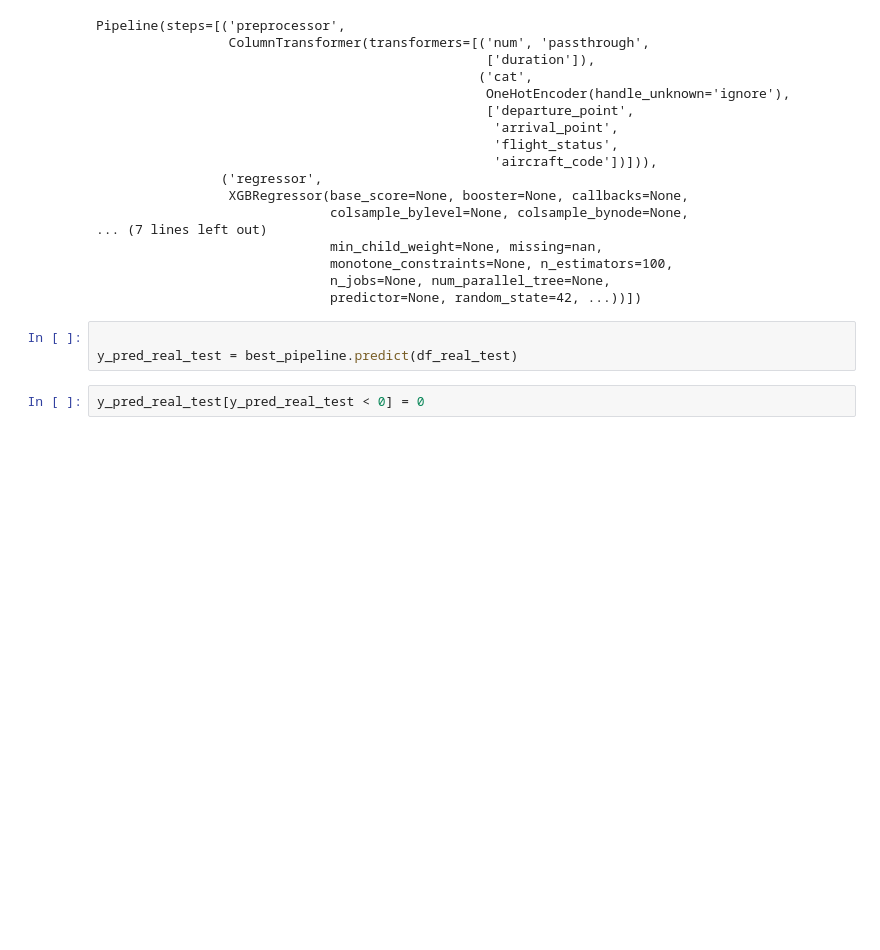
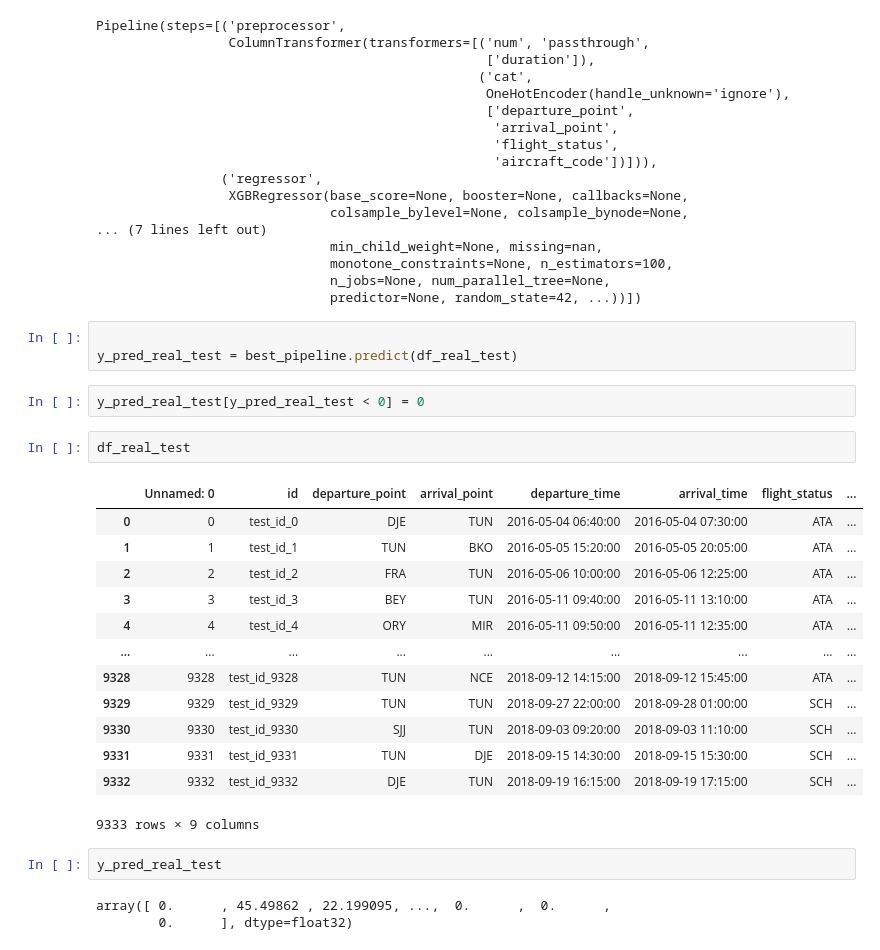
Before and after one commit to marcok10/ds-ml-project, a Jupyter notebook: data_pipeline.ipynb, the cells around one changed output. Saved outputs shown, nothing was run; the diff lists cells and outputs as text; blank space fills up the shorter version.

```diff
--- a/data_pipeline.ipynb
+++ b/data_pipeline.ipynb
@@ -117,3 +117,24 @@ Pipeline(steps=[('preprocessor',
 y_pred_real_test = best_pipeline.predict(df_real_test)
 # %%
 y_pred_real_test[y_pred_real_test < 0] = 0
+# %%
+df_real_test
+# %% [output]
+|  | Unnamed: 0 | id | departure_point | arrival_point | departure_time | arrival_time | flight_status | ... |
+| 0 | 0 | test_id_0 | DJE | TUN | 2016-05-04 06:40:00 | 2016-05-04 07:30:00 | ATA | ... |
+| 1 | 1 | test_id_1 | TUN | BKO | 2016-05-05 15:20:00 | 2016-05-05 20:05:00 | ATA | ... |
+| 2 | 2 | test_id_2 | FRA | TUN | 2016-05-06 10:00:00 | 2016-05-06 12:25:00 | ATA | ... |
+| 3 | 3 | test_id_3 | BEY | TUN | 2016-05-11 09:40:00 | 2016-05-11 13:10:00 | ATA | ... |
+| 4 | 4 | test_id_4 | ORY | MIR | 2016-05-11 09:50:00 | 2016-05-11 12:35:00 | ATA | ... |
+| ... | ... | ... | ... | ... | ... | ... | ... | ... |
+| 9328 | 9328 | test_id_9328 | TUN | NCE | 2018-09-12 14:15:00 | 2018-09-12 15:45:00 | ATA | ... |
+| 9329 | 9329 | test_id_9329 | TUN | TUN | 2018-09-27 22:00:00 | 2018-09-28 01:00:00 | SCH | ... |
+| 9330 | 9330 | test_id_9330 | SJJ | TUN | 2018-09-03 09:20:00 | 2018-09-03 11:10:00 | SCH | ... |
+| 9331 | 9331 | test_id_9331 | TUN | DJE | 2018-09-15 14:30:00 | 2018-09-15 15:30:00 | SCH | ... |
+| 9332 | 9332 | test_id_9332 | DJE | TUN | 2018-09-19 16:15:00 | 2018-09-19 17:15:00 | SCH | ... |
+9333 rows × 9 columns
+# %%
+y_pred_real_test
+# %% [output]
+array([ 0.      , 45.49862 , 22.199095, ...,  0.      ,  0.      ,
+        0.      ], dtype=float32)
```
Also changed, not shown: parts of 4 cells of this notebook, 1 other file.
